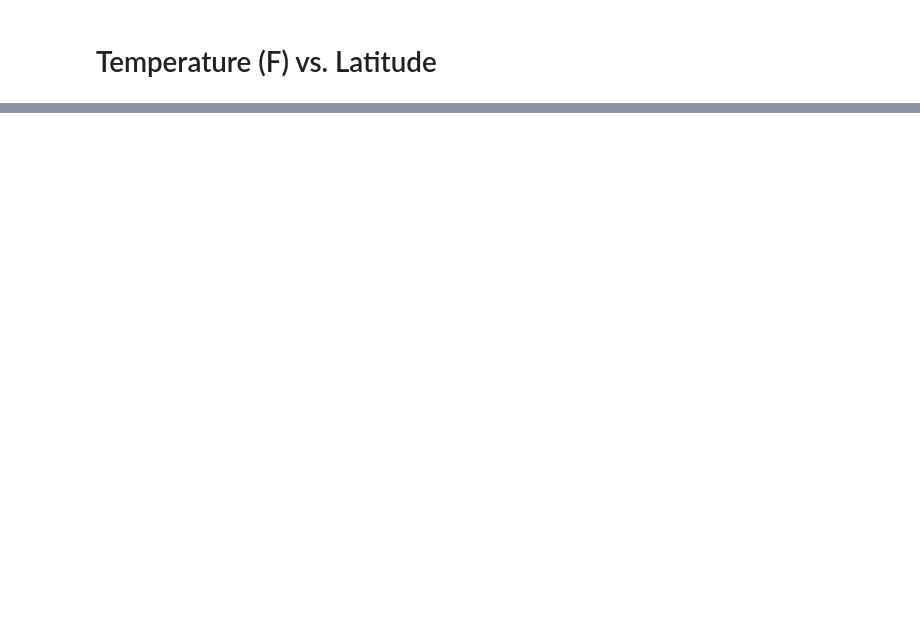
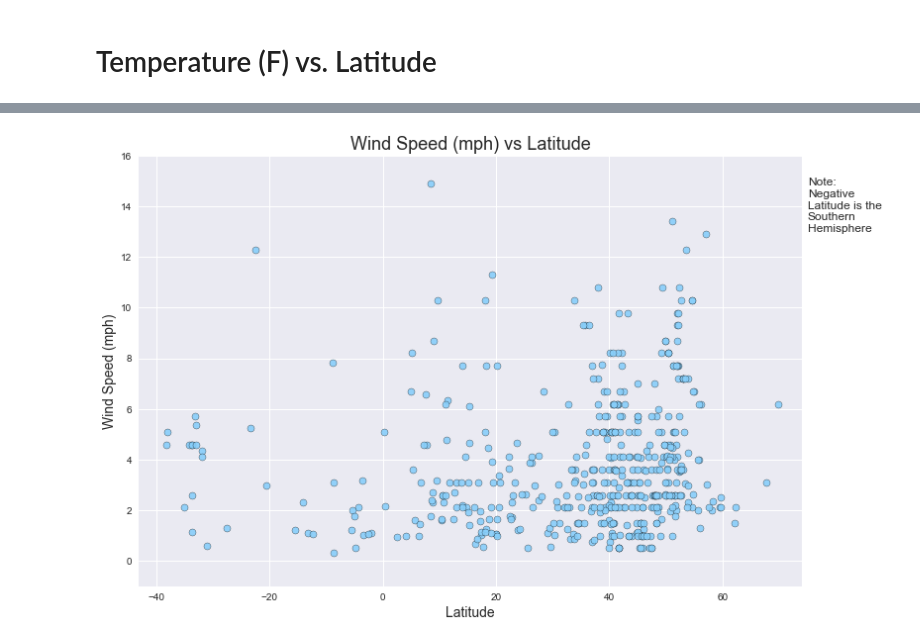
Before and after one commit to Flaw1331/HW6-APIs, a Jupyter notebook: WeatherPy.ipynb, the cells around one changed output, grey strips where cells are left out. Cells and saved outputs as stored; diff of their text form; code cells hidden in the pictures; blank space fills up the shorter version.

```diff
--- a/WeatherPy.ipynb
+++ b/WeatherPy.ipynb
@@ -131,0 +205,24 @@ plt.show()
+# %%
+# Setting Plot Style
+plt.style.use('seaborn')
+plt.figure(figsize=(12,8))
+
+# Creating the scatter for Wind Speed vs Lat
+plt.scatter(weather_sample_df['lat'], weather_sample_df['wind_speed'], marker="o", c='lightskyblue', edgecolors="black", \
+            alpha=.9)
+
+# Formatting the plot
+plt.ylim(int(weather_sample_df['wind_speed'].min()-2), int(weather_sample_df['wind_speed'].max()+2))
+plt.xlim(int(weather_sample_df['lat'].min()-5), int(weather_sample_df['lat'].max()+5))
+plt.xlabel("Latitude", fontsize=14)
+plt.ylabel("Wind Speed (mph)", fontsize=14)
+plt.title("Wind Speed (mph) vs Latitude", fontsize=18)
+plt.text(int(weather_sample_df['lat'].max()+6), int(weather_sample_df['wind_speed'].max()-1), 'Note:\nNegative\nLatitude is the\nSouthern\nHemisphere', fontsize=12)
+
+# Saving the scatter before printing
+plt.savefig('Resources/Wind_Speed_vs_Latitude.png')
+
+# Printng out the plot
+plt.show()
+# %% [output]
+[figure, added]
```
Also changed, not shown: parts of 7 cells of this notebook, 9 other files.
